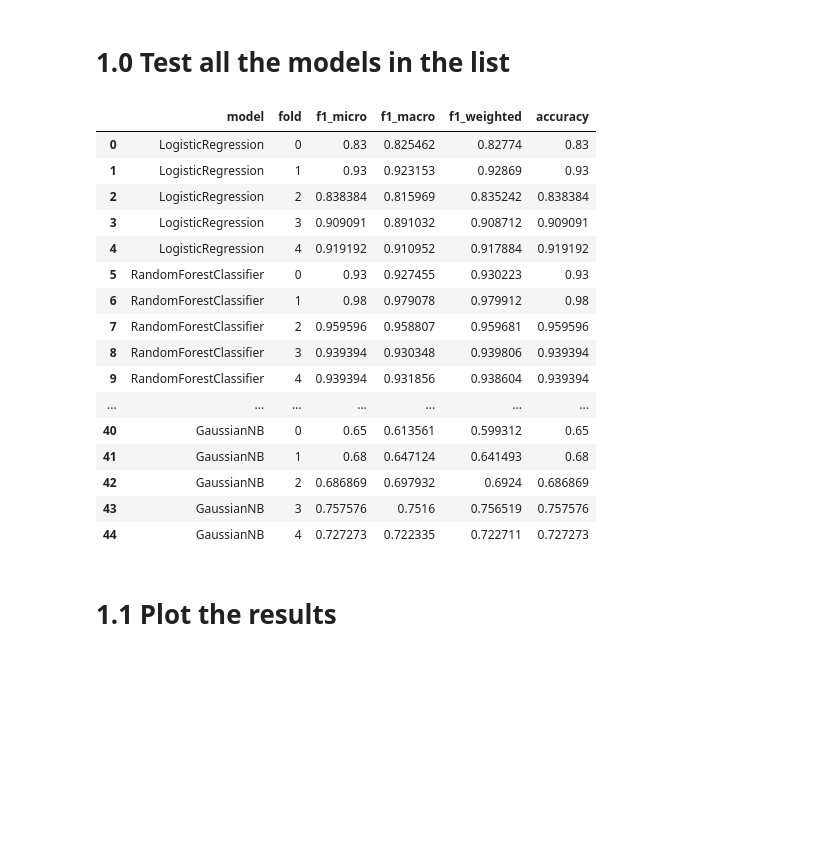
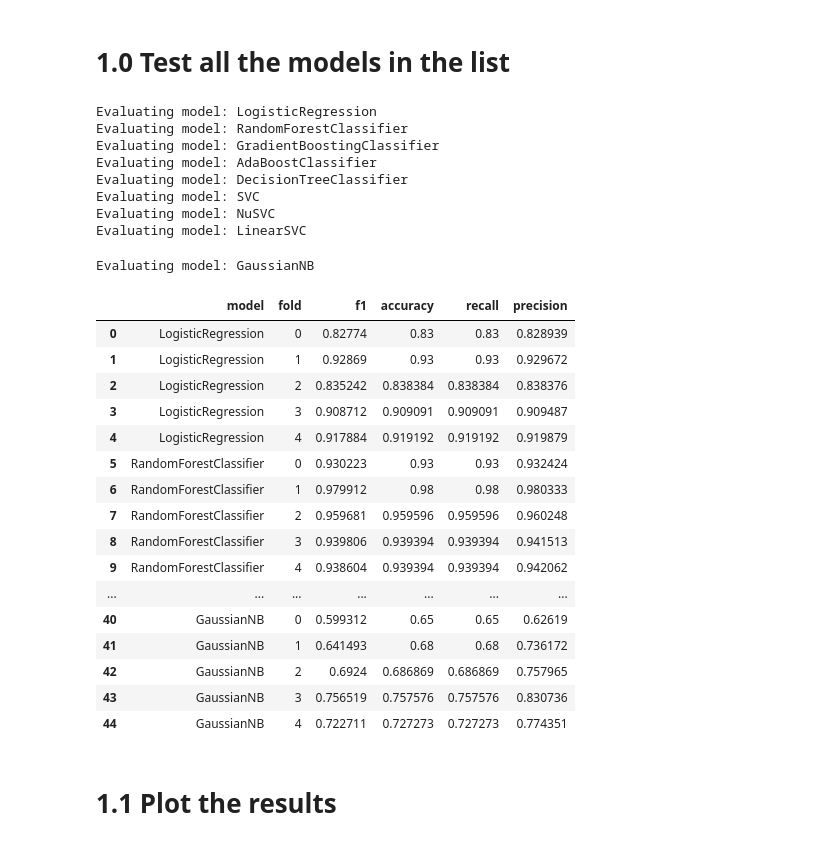
Before and after one commit to mariscoglio/bio482_cell_classifier, a Jupyter notebook: model_eval.ipynb, the cells around one changed output. Saved outputs shown, nothing was run; the diff lists cells and outputs as text; code cells hidden in the pictures; blank space fills up the shorter version.

```diff
--- a/model_eval.ipynb
+++ b/model_eval.ipynb
@@ -70,31 +71,45 @@ from neurasort.model_eval import fit_models_get_CV_score
 # %%
-cv_scores_df = fit_models_get_CV_score(
+cv_scores_df = fit_models_get_CV_scores(
     models=models,
     X = raw_predictors_free_whisking.drop("cell_type", axis=1),
     y = raw_predictors_free_whisking["cell_type"],
     cv = StratifiedKFold(n_splits=5, shuffle=True, random_state=0),
-    scorings=["f1_micro", "f1_macro", "f1_weighted", "accuracy"],
+    scoring={
+        "f1":"f1_weighted",
+        "accuracy":"accuracy",
+        "recall":"recall_weighted",
+        "precision":"precision_weighted"
+    },
     preprocessing_pipe=preprocessing_pipe,
 )
 cv_scores_df
 # %% [output]
+Evaluating model: LogisticRegression
+Evaluating model: RandomForestClassifier
+Evaluating model: GradientBoostingClassifier
+Evaluating model: AdaBoostClassifier
+Evaluating model: DecisionTreeClassifier
+Evaluating model: SVC
+Evaluating model: NuSVC
+Evaluating model: LinearSVC
+Evaluating model: GaussianNB
-|  | model | fold | f1_micro | f1_macro | f1_weighted | accuracy |
-| 0 | LogisticRegression | 0 | 0.83 | 0.825462 | 0.82774 | 0.83 |
-| 1 | LogisticRegression | 1 | 0.93 | 0.923153 | 0.92869 | 0.93 |
-| 2 | LogisticRegression | 2 | 0.838384 | 0.815969 | 0.835242 | 0.838384 |
-| 3 | LogisticRegression | 3 | 0.909091 | 0.891032 | 0.908712 | 0.909091 |
-| 4 | LogisticRegression | 4 | 0.919192 | 0.910952 | 0.917884 | 0.919192 |
-| 5 | RandomForestClassifier | 0 | 0.93 | 0.927455 | 0.930223 | 0.93 |
-| 6 | RandomForestClassifier | 1 | 0.98 | 0.979078 | 0.979912 | 0.98 |
-| 7 | RandomForestClassifier | 2 | 0.959596 | 0.958807 | 0.959681 | 0.959596 |
-| 8 | RandomForestClassifier | 3 | 0.939394 | 0.930348 | 0.939806 | 0.939394 |
-| 9 | RandomForestClassifier | 4 | 0.939394 | 0.931856 | 0.938604 | 0.939394 |
+|  | model | fold | f1 | accuracy | recall | precision |
+| 0 | LogisticRegression | 0 | 0.82774 | 0.83 | 0.83 | 0.828939 |
+| 1 | LogisticRegression | 1 | 0.92869 | 0.93 | 0.93 | 0.929672 |
+| 2 | LogisticRegression | 2 | 0.835242 | 0.838384 | 0.838384 | 0.838376 |
+| 3 | LogisticRegression | 3 | 0.908712 | 0.909091 | 0.909091 | 0.909487 |
+| 4 | LogisticRegression | 4 | 0.917884 | 0.919192 | 0.919192 | 0.919879 |
+| 5 | RandomForestClassifier | 0 | 0.930223 | 0.93 | 0.93 | 0.932424 |
+| 6 | RandomForestClassifier | 1 | 0.979912 | 0.98 | 0.98 | 0.980333 |
+| 7 | RandomForestClassifier | 2 | 0.959681 | 0.959596 | 0.959596 | 0.960248 |
+| 8 | RandomForestClassifier | 3 | 0.939806 | 0.939394 | 0.939394 | 0.941513 |
+| 9 | RandomForestClassifier | 4 | 0.938604 | 0.939394 | 0.939394 | 0.942062 |
 | ... | ... | ... | ... | ... | ... | ... |
-| 40 | GaussianNB | 0 | 0.65 | 0.613561 | 0.599312 | 0.65 |
-| 41 | GaussianNB | 1 | 0.68 | 0.647124 | 0.641493 | 0.68 |
-| 42 | GaussianNB | 2 | 0.686869 | 0.697932 | 0.6924 | 0.686869 |
-| 43 | GaussianNB | 3 | 0.757576 | 0.7516 | 0.756519 | 0.757576 |
-| 44 | GaussianNB | 4 | 0.727273 | 0.722335 | 0.722711 | 0.727273 |
+| 40 | GaussianNB | 0 | 0.599312 | 0.65 | 0.65 | 0.62619 |
+| 41 | GaussianNB | 1 | 0.641493 | 0.68 | 0.68 | 0.736172 |
+| 42 | GaussianNB | 2 | 0.6924 | 0.686869 | 0.686869 | 0.757965 |
+| 43 | GaussianNB | 3 | 0.756519 | 0.757576 | 0.757576 | 0.830736 |
+| 44 | GaussianNB | 4 | 0.722711 | 0.727273 | 0.727273 | 0.774351 |
 # %% [markdown]
 # 1.1 Plot the results
 # %%
```
Also changed, not shown: parts of 21 cells of this notebook, 3 other files.
